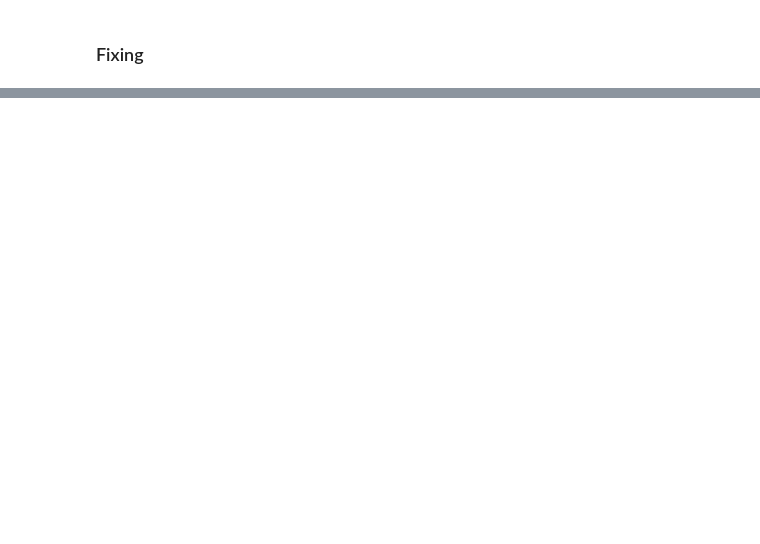
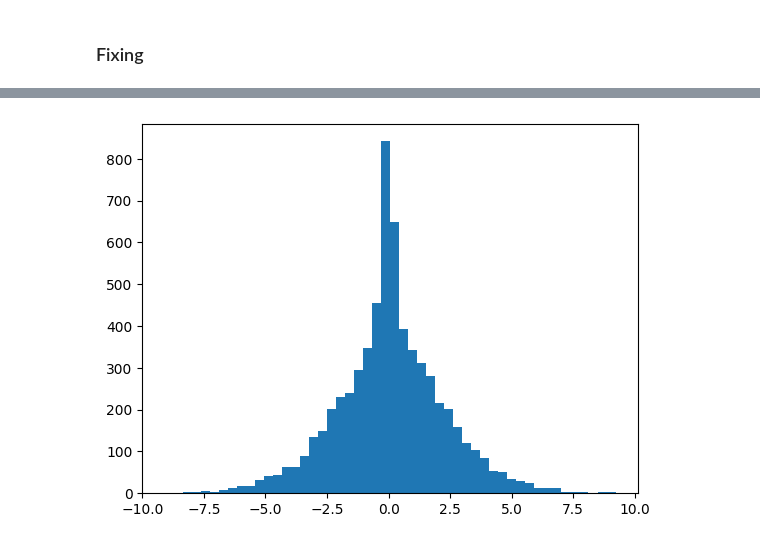
Before and after one commit to shushankai/makemore, a Jupyter notebook: makemore3.ipynb, the cells around one changed output, grey strips where cells are left out. Cells and saved outputs as stored; diff of their text form; code cells hidden in the pictures; blank space fills up the shorter version.

```diff
--- a/makemore3.ipynb
+++ b/makemore3.ipynb
@@ -216,0 +347,6 @@ fael.
+# %%
+plt.hist(hpreact.view(-1).tolist(), 50);
+# our values are spread bewteen -20 to 20 so a lots of values are getting squashed into -1 and 1
+# why this is a problem because of backpropagation
+# %% [output]
+[figure, added]
```
Also changed, not shown: parts of 13 cells of this notebook.
